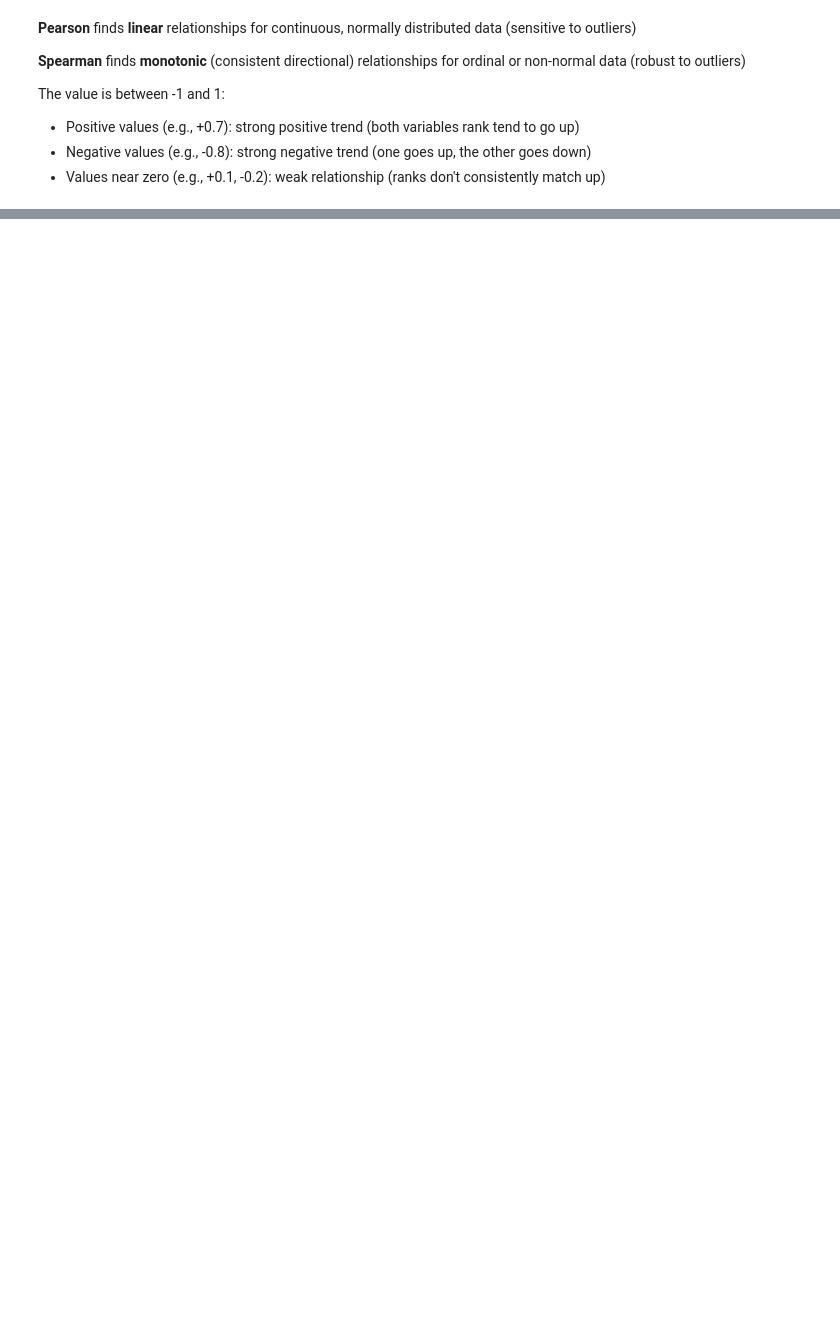
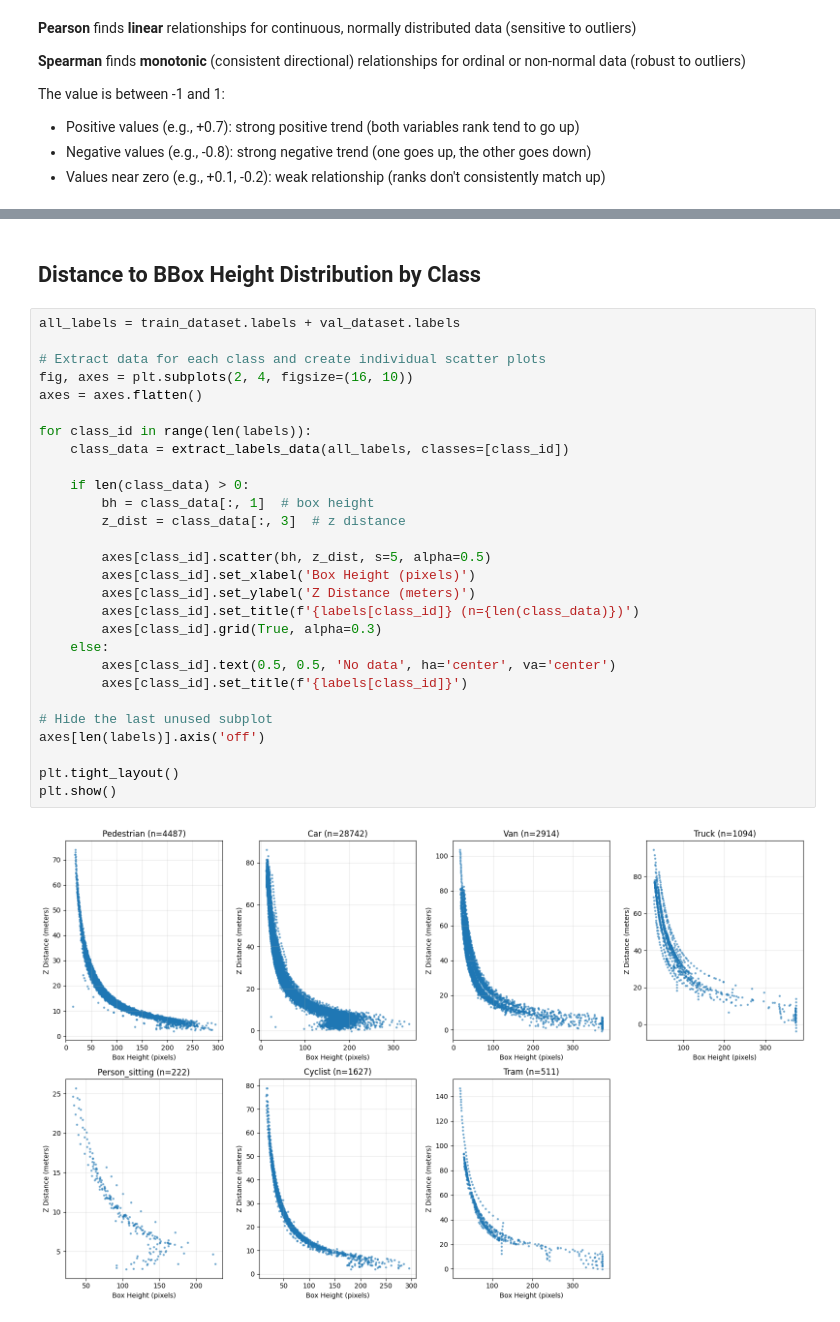
Before and after one commit to daflh/ultralytics-yolo-dist, a Jupyter notebook: dataset_analysis.ipynb, the cells around one changed output, grey strips where cells are left out. Drawn from its saved outputs; the diff is of its cells as text; blank space fills up the shorter version.

```diff
--- a/dataset_analysis.ipynb
+++ b/dataset_analysis.ipynb
@@ -290,0 +284,32 @@ plt.show()
+# %% [markdown]
+## Distance to BBox Height Distribution by Class
+# %%
+all_labels = train_dataset.labels + val_dataset.labels
+
+# Extract data for each class and create individual scatter plots
+fig, axes = plt.subplots(2, 4, figsize=(16, 10))
+axes = axes.flatten()
+
+for class_id in range(len(labels)):
+    class_data = extract_labels_data(all_labels, classes=[class_id])
+
+    if len(class_data) > 0:
+        bh = class_data[:, 1]  # box height
+        z_dist = class_data[:, 3]  # z distance
+
+        axes[class_id].scatter(bh, z_dist, s=5, alpha=0.5)
+        axes[class_id].set_xlabel('Box Height (pixels)')
+        axes[class_id].set_ylabel('Z Distance (meters)')
+        axes[class_id].set_title(f'{labels[class_id]} (n={len(class_data)})')
+        axes[class_id].grid(True, alpha=0.3)
+    else:
+        axes[class_id].text(0.5, 0.5, 'No data', ha='center', va='center')
+        axes[class_id].set_title(f'{labels[class_id]}')
+
+# Hide the last unused subplot
+axes[len(labels)].axis('off')
+
+plt.tight_layout()
+plt.show()
+# %% [output]
+[figure, added]
```
Also changed, not shown: parts of 4 cells of this notebook, 5 other files.
